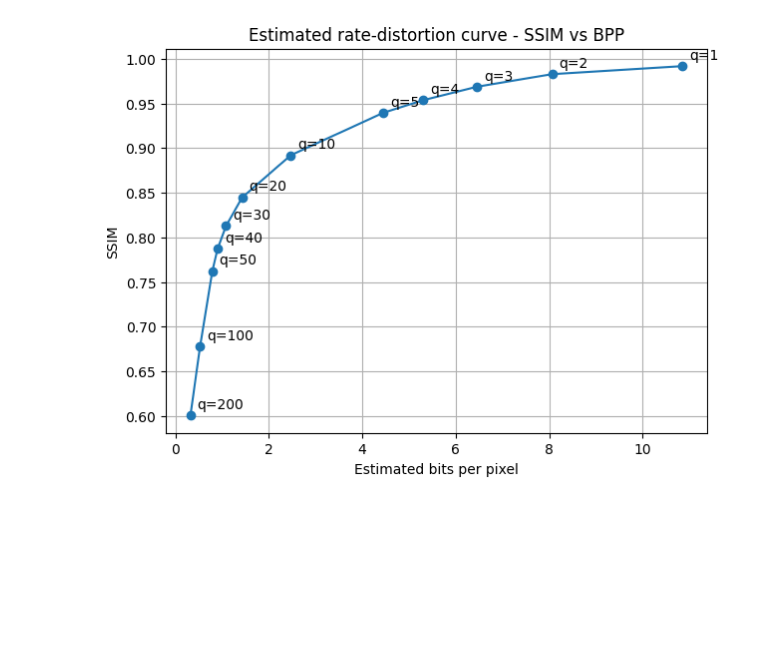
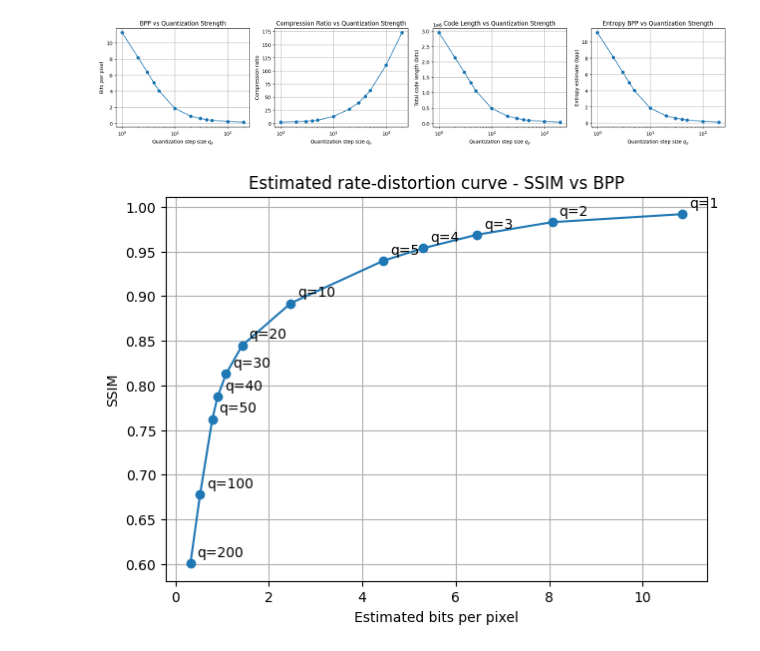
Before and after one commit to MattiasHuen/Data-science-and-compression-project, a Jupyter notebook: notebooks/Chapter 5 - Entropy Coding/Analysis.ipynb, the cells around one changed output. Drawn from its saved outputs; the diff is of its cells as text; code cells hidden in the pictures; blank space fills up the shorter version.

```diff
--- a/notebooks/Chapter 5 - Entropy Coding/Analysis.ipynb
+++ b/notebooks/Chapter 5 - Entropy Coding/Analysis.ipynb
@@ -401 +427,4 @@ for q_y in q_y_values:
+# %%
+df_all = pd.read_csv("df_all_results.csv")
+df_mean = pd.read_csv("df_mean_results.csv")
 # %%
@@ -449,3 +495,14 @@ plt.show()
+# %%
+plot_compression_effect(
+    q_y_values,
+    bpp_mean, bpp_std,
+    compression_ratio_mean, compression_ratio_std,
+    L_total_bits_mean,
+    entropy_bpp_mean,
+    save_path="compression_effect_vs_q.png"
+)
+# %% [output]
+[figure, added]
 # %%
 plt.figure(figsize=(7, 5))
 plt.plot(estimated_bpps, ssim_values, marker="o")
```
Also changed, not shown: parts of 12 cells of this notebook, 9 other files.
